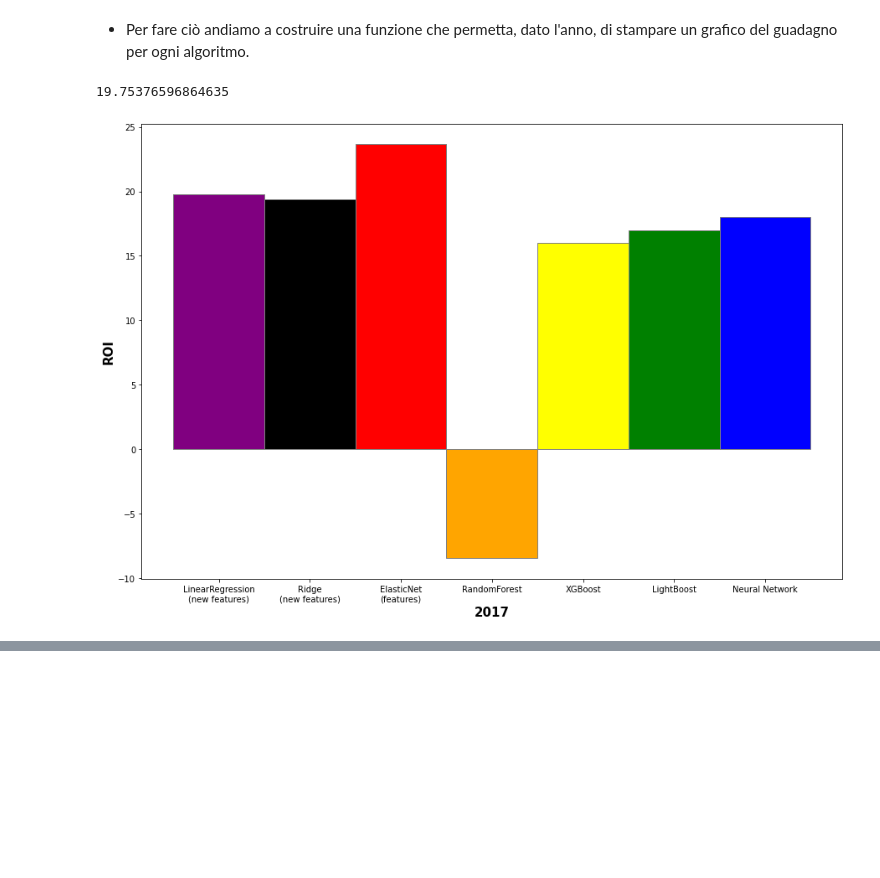
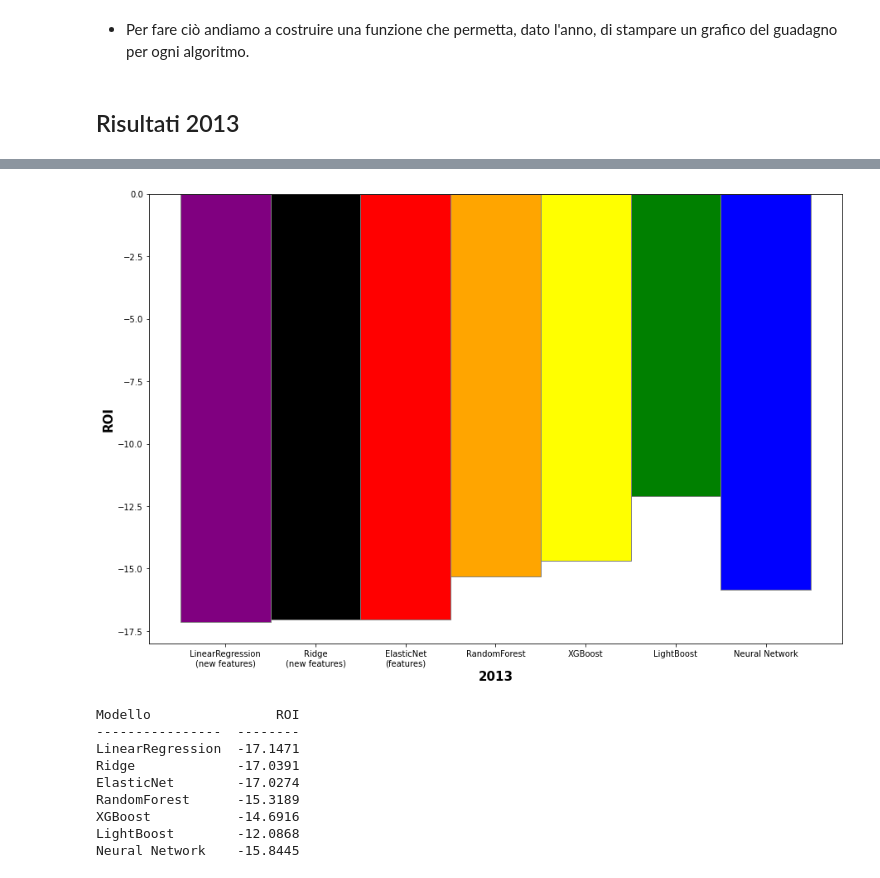
Before and after one commit to Morlenza/Nasdaq_prediction, a Jupyter notebook: PredizioneNasdaq.ipynb, the cells around one changed output, grey strips where cells are left out. Cells and saved outputs as stored; diff of their text form; code cells hidden in the pictures; blank space fills up the shorter version.

Commit message:
chart, with comment

```diff
--- a/PredizioneNasdaq.ipynb
+++ b/PredizioneNasdaq.ipynb
@@ -819,4 +805,4 @@ model.compile(loss=MeanSquaredError(), optimizer=Adam(learning_rate=0.0001), met
 # %%
-model.fit(X_train, y_train, validation_data=(X_val, y_val), epochs=10)
+neuralNetworkModel.fit(X_train, y_train, validation_data=(X_val, y_val), epochs=10)
 # %% [output]
 Epoch 1/10
@@ -828,3 +830,2 @@ Detected at node 'mean_squared_error/SquaredDifference' defined at (most recent
 # %%
-pred = model.predict(X_test)
-pred
+pred = neuralNetworkModel.predict(X_test)
@@ -859,15 +836,9 @@ IndexError: too many indices for array: array is 1-dimensional, but 2 were index
 ### Verifichiamo i guadagni per ogni anno e con ogni algoritmo studiato
 # %% [markdown]
 - Per fare ciò andiamo a costruire una funzione che permetta, dato l'anno, di stampare un grafico del guadagno per ogni algoritmo.
-# %%
-X, y = prepare_data(new_features, delta)
-X_train, X_val, y_train, y_val = split_data(X, y, 2017)
-model = LinearRegression()
-model.fit(X_train, y_train)
-roi(y_val, model.predict(X_val), open) * 100
-# %% [output]
-19.75376596864635
 # %%
+from tabulate import tabulate
+
 def chartFromYear(anno):
     # set width of bar
     barWidth = 0.25
@@ -896,9 +867,22 @@ def chartFromYear(anno):
     randFor = (roi(y_val, randomForestModel.predict(X_val), open) * 100)
 
     #XGBoost
-    xgb = 16
-    light = 17
-    nn = 18
+    X, y = prepare_data(new_features, delta)
+    X_train, X_val, y_train, y_val = split_data(X, y, anno)
+    xgbm.fit(X_train, y_train)
+    xgb = (roi(y_val, xgbm.predict(X_val), open) * 100)
+
+    #LightBoost
+    lgbm.fit(X_train, y_train)
+    light = (roi(y_val, lgbm.predict(X_val), open) * 100)
+
+    #Neural Network
+    X, y = prepare_data(features, delta)
+    X_train, X_val, X_test, y_train, y_val, y_test = split_data_for_neural_network(X,y,anno)
+    neuralNetworkModel.compile(loss=MeanSquaredError(), optimizer=Adam(learning_rate=0.0001), metrics=[RootMeanSquaredError()])
+    neuralNetworkModel.fit(X_train, y_train, validation_data=(X_val, y_val), epochs=10, verbose=0)
+    pred = neuralNetworkModel.predict(X_test)
+    nn = (roi(y_test, pred.squeeze(), open) * 100)
 
     # Set position of bar on X axis
     br1 = 1
@@ -931,13 +915,25 @@ def chartFromYear(anno):
     plt.bar(br7, nn, color ='blue', width = barWidth,
             edgecolor ='grey', label ='Neural Network')
 
+
     plt.xticks([br1, br2, br3, br4, br5, br6, br7], algo)
     plt.xlabel(anno, fontweight ='bold', fontsize = 15)
     plt.ylabel('ROI', fontweight ='bold', fontsize = 15)
 
     #plt.legend()
     plt.show()
+
+    data = [["LinearRegression", linReg],
+            ["Ridge", ridge],
+            ["ElasticNet", elNet],
+            ["RandomForest", randFor],
+            ["XGBoost", xgb],
+            ["LightBoost", light],
+            ["Neural Network", nn]]
+    col_names = ["Modello", "ROI"]
+    print(tabulate(data, headers=col_names))
-# %%
-chartFromYear(2017)
-# %% [output]
-[figure, removed]
+# %% [markdown]
+## Risultati 2013
+# %%
+chartFromYear(2013)
+# %% [output]
@@ -943,0 +944,10 @@ chartFromYear(2017)
+[figure, added]
+Modello                ROI
+----------------  --------
+LinearRegression  -17.1471
+Ridge             -17.0391
+ElasticNet        -17.0274
+RandomForest      -15.3189
+XGBoost           -14.6916
+LightBoost        -12.0868
+Neural Network    -15.8445
```
Also changed, not shown: parts of 39 cells of this notebook.
